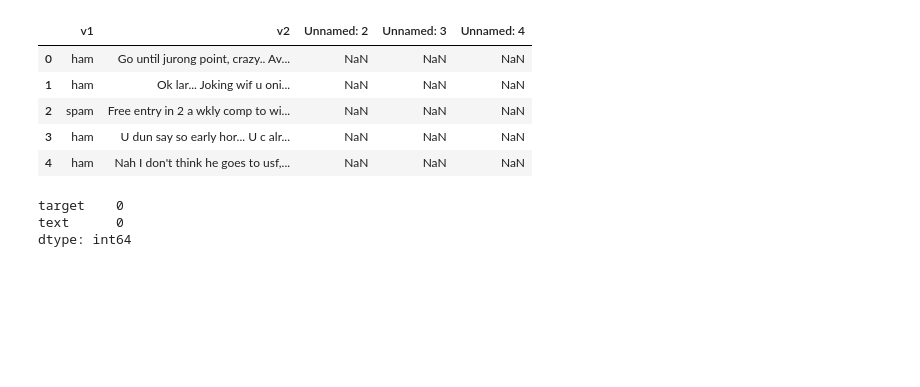
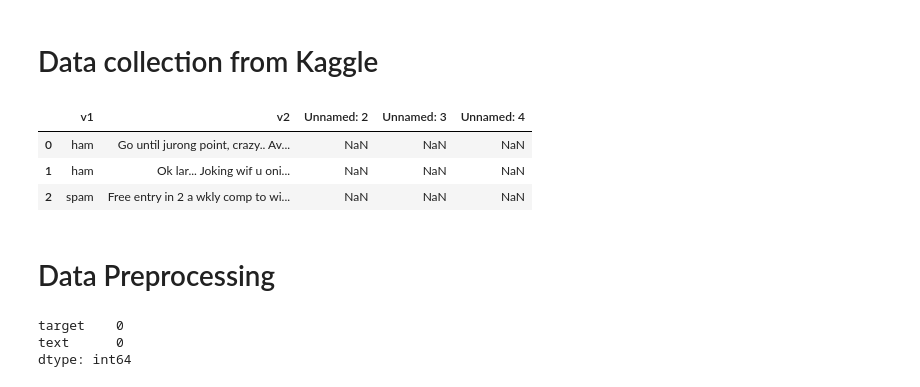
Before and after one commit to ShivRam013/Spam-Predictor, a Jupyter notebook: spam_py_code.ipynb, the cells around one changed output. Drawn from its saved outputs; the diff is of its cells as text; code cells hidden in the pictures; blank space fills up the shorter version.

```diff
--- a/spam_py_code.ipynb
+++ b/spam_py_code.ipynb
@@ -5 +4,3 @@ import nltk
+# %% [markdown]
+# Data collection from Kaggle
 # %%
@@ -7,14 +8,14 @@ dataset = pd.read_csv("spam.csv", encoding="latin-1")
 # %%
-dataset.head()
+dataset.head(3)
 # %% [output]
 |  | v1 | v2 | Unnamed: 2 | Unnamed: 3 | Unnamed: 4 |
 | 0 | ham | Go until jurong point, crazy.. Av... | NaN | NaN | NaN |
 | 1 | ham | Ok lar... Joking wif u oni... | NaN | NaN | NaN |
 | 2 | spam | Free entry in 2 a wkly comp to wi... | NaN | NaN | NaN |
-| 3 | ham | U dun say so early hor... U c alr... | NaN | NaN | NaN |
-| 4 | ham | Nah I don't think he goes to usf,... | NaN | NaN | NaN |
 # %%
 dataset = dataset.drop(columns=["Unnamed: 2","Unnamed: 3","Unnamed: 4"])
+# %% [markdown]
+# Data Preprocessing
 # %%
 dataset = dataset.rename(columns={"v1":"target", "v2":"text"})
 # %%
```
Also changed, not shown: parts of 24 cells of this notebook.
